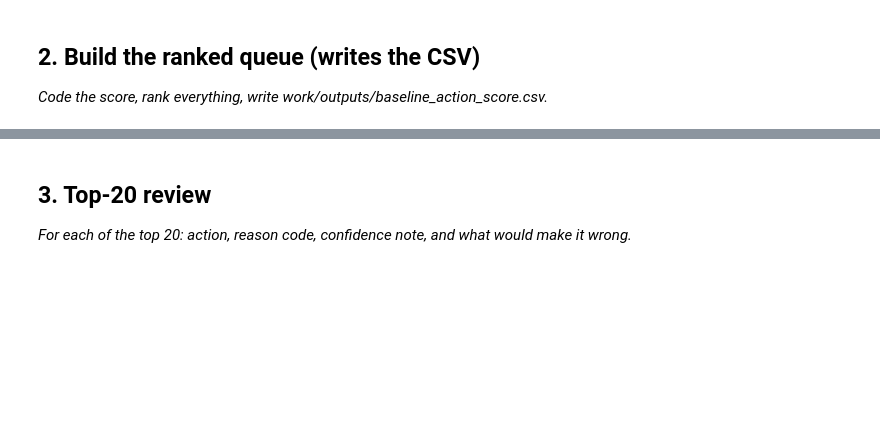
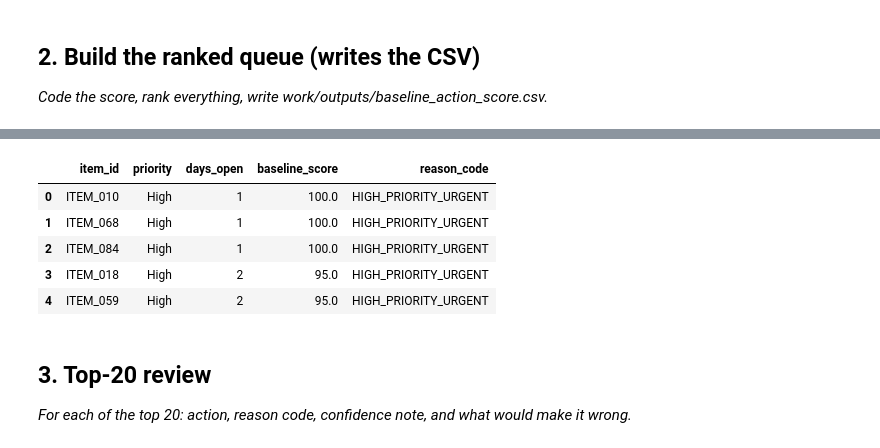
Before and after one commit to matiullah385/ML-Assignment-No-1-internship, a Jupyter notebook: work/notebooks/w04_baseline_score.ipynb, the cells around one changed output, grey strips where cells are left out. Drawn from its saved outputs; the diff is of its cells as text; code cells hidden in the pictures; blank space fills up the shorter version.

```diff
--- a/work/notebooks/w04_baseline_score.ipynb
+++ b/work/notebooks/w04_baseline_score.ipynb
@@ -22,0 +76,39 @@ This skeleton is yours to fill. Work the sections **in order** — each one has
+# %%
+import os
+import random
+import pandas as pd
+
+# 1. Create dummy data directly in memory
+random.seed(42)  # Ensures reproducible results
+n_samples = 100
+
+data = {
+    'item_id': [f"ITEM_{i:03d}" for i in range(1, n_samples + 1)],
+    'priority': [random.choice(['High', 'Medium', 'Low']) for _ in range(n_samples)],
+    'days_open': [random.randint(1, 14) for _ in range(n_samples)]
+}
+
+df = pd.DataFrame(data)
+
+# 2. Apply your baseline scoring logic from Section 1
+results = df.apply(
+    lambda row: calculate_baseline_score(row['priority'], row['days_open']),
+    axis=1
+)
+
+df['baseline_score'] = [r[0] for r in results]
+df['reason_code'] = [r[1] for r in results]
+
+# 3. Rank items by score (highest score first)
+df_ranked = df.sort_values(by='baseline_score', ascending=False).reset_index(drop=True)
+
+# 4. Create the output directory and write the CSV
+os.makedirs('work/outputs', exist_ok=True)
+output_path = 'work/outputs/baseline_action_score.csv'
+df_ranked.to_csv(output_path, index=False)
+
+print(f"Successfully generated dataset and saved ranked queue to {output_path}")
+
+# Preview the top 5 ranked items
+df_ranked.head()
+# %% [output]
@@ -23,3 +116,9 @@ This skeleton is yours to fill. Work the sections **in order** — each one has
+|  | item_id | priority | days_open | baseline_score | reason_code |
+| 0 | ITEM_010 | High | 1 | 100.0 | HIGH_PRIORITY_URGENT |
+| 1 | ITEM_068 | High | 1 | 100.0 | HIGH_PRIORITY_URGENT |
+| 2 | ITEM_084 | High | 1 | 100.0 | HIGH_PRIORITY_URGENT |
+| 3 | ITEM_018 | High | 2 | 95.0 | HIGH_PRIORITY_URGENT |
+| 4 | ITEM_059 | High | 2 | 95.0 | HIGH_PRIORITY_URGENT |
 # %% [markdown]
 ## 3. Top-20 review
 
```
Also changed, not shown: parts of 13 cells of this notebook.
